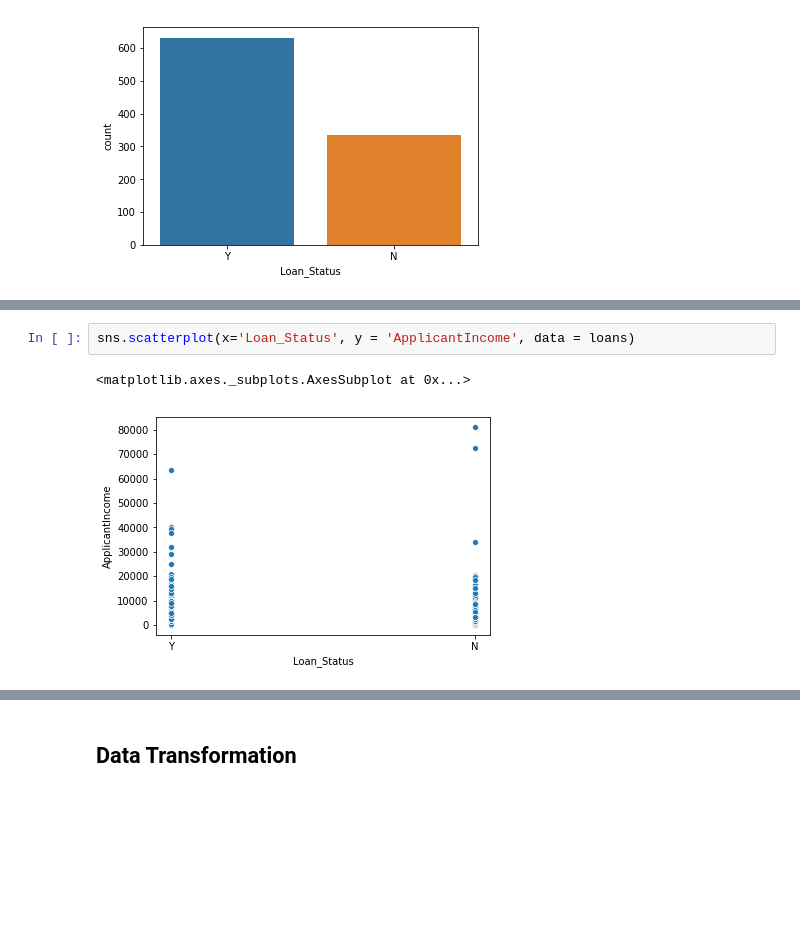
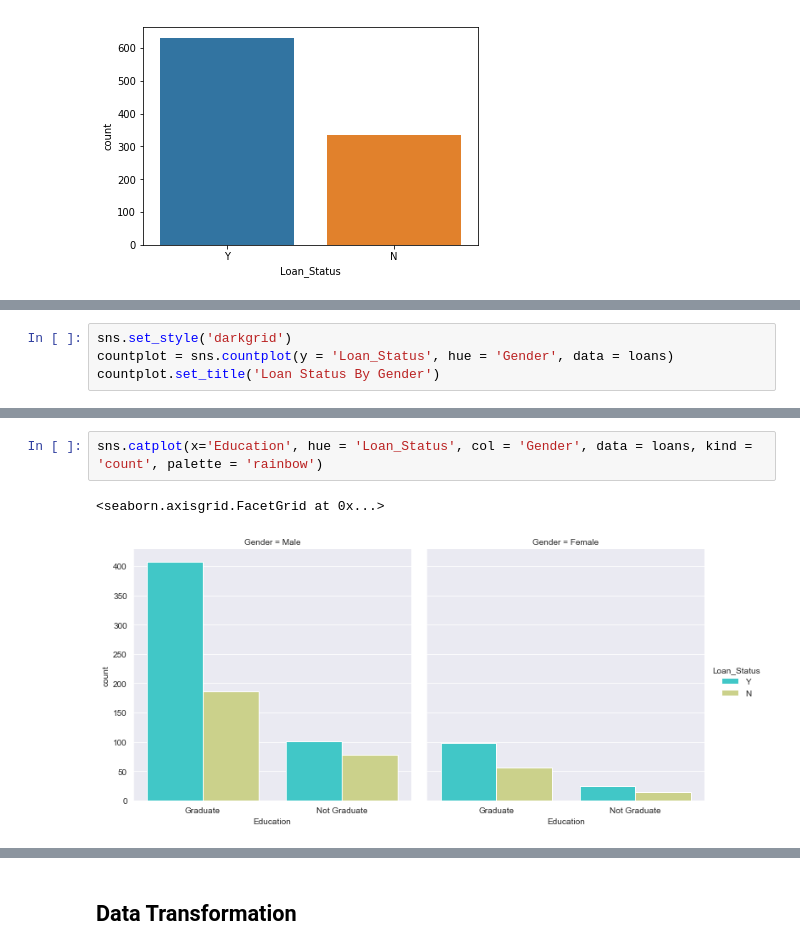
Before and after one commit to lena83/Decoded, a Jupyter notebook: guided_notebook_(loans).ipynb, the cells around one changed output, grey strips where cells are left out. Drawn from its saved outputs; the diff is of its cells as text; blank space fills up the shorter version.

```diff
--- a/guided_notebook_(loans).ipynb
+++ b/guided_notebook_(loans).ipynb
@@ -318,0 +335,4 @@ sns.countplot(x='Loan_Status', data = loans)
+# %%
+sns.set_style('darkgrid')
+countplot = sns.countplot(y = 'Loan_Status', hue = 'Gender', data = loans)
+countplot.set_title('Loan Status By Gender')
@@ -319,5 +342,5 @@ sns.countplot(x='Loan_Status', data = loans)
 # %%
-sns.scatterplot(x='Loan_Status', y = 'ApplicantIncome', data = loans)
+sns.catplot(x='Education', hue = 'Loan_Status', col = 'Gender', data = loans, kind = 'count', palette = 'rainbow')
 # %% [output]
-<matplotlib.axes._subplots.AxesSubplot at 0x...>
+<seaborn.axisgrid.FacetGrid at 0x...>
-[figure, old version]
+[figure, new version]
```
Also changed, not shown: parts of 37 cells of this notebook.
